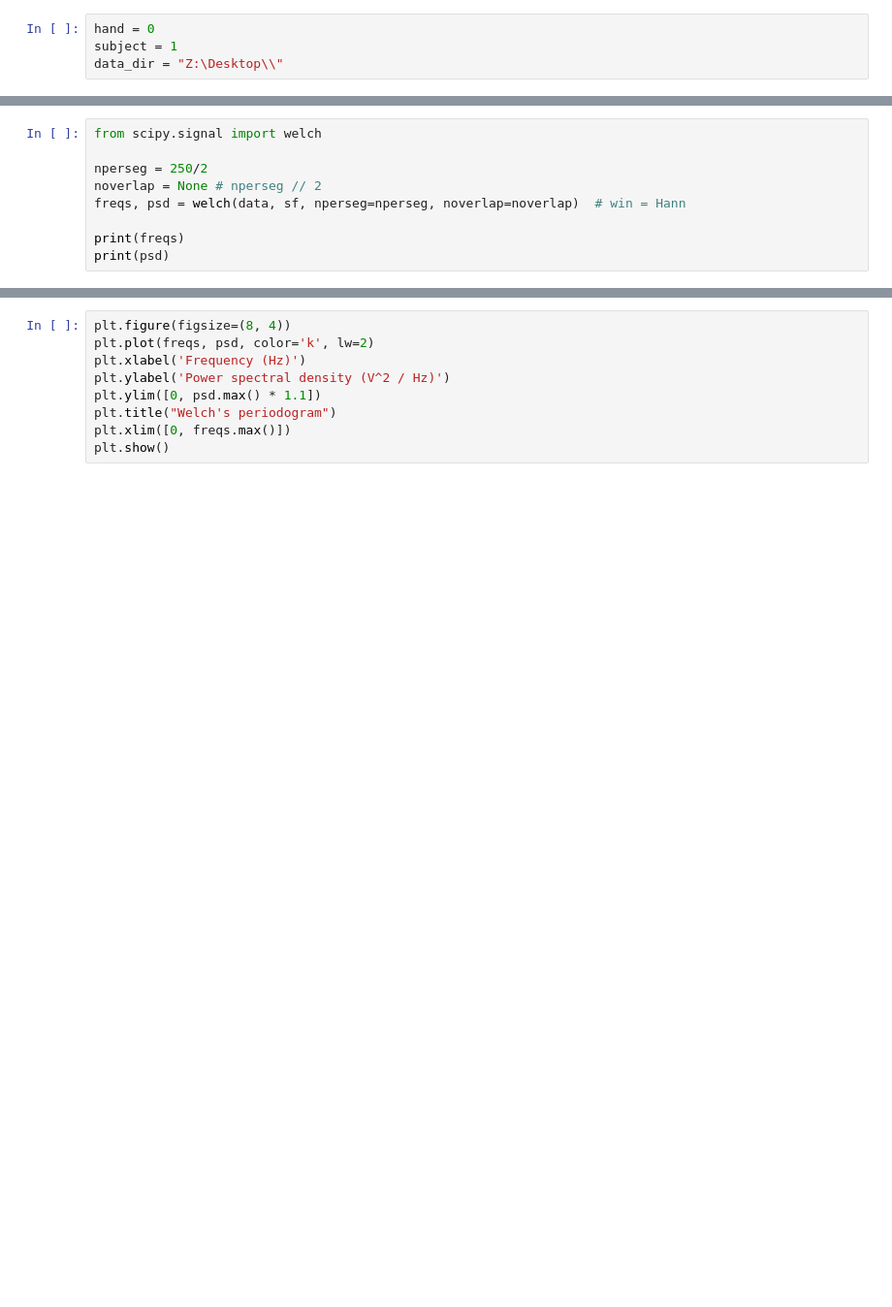
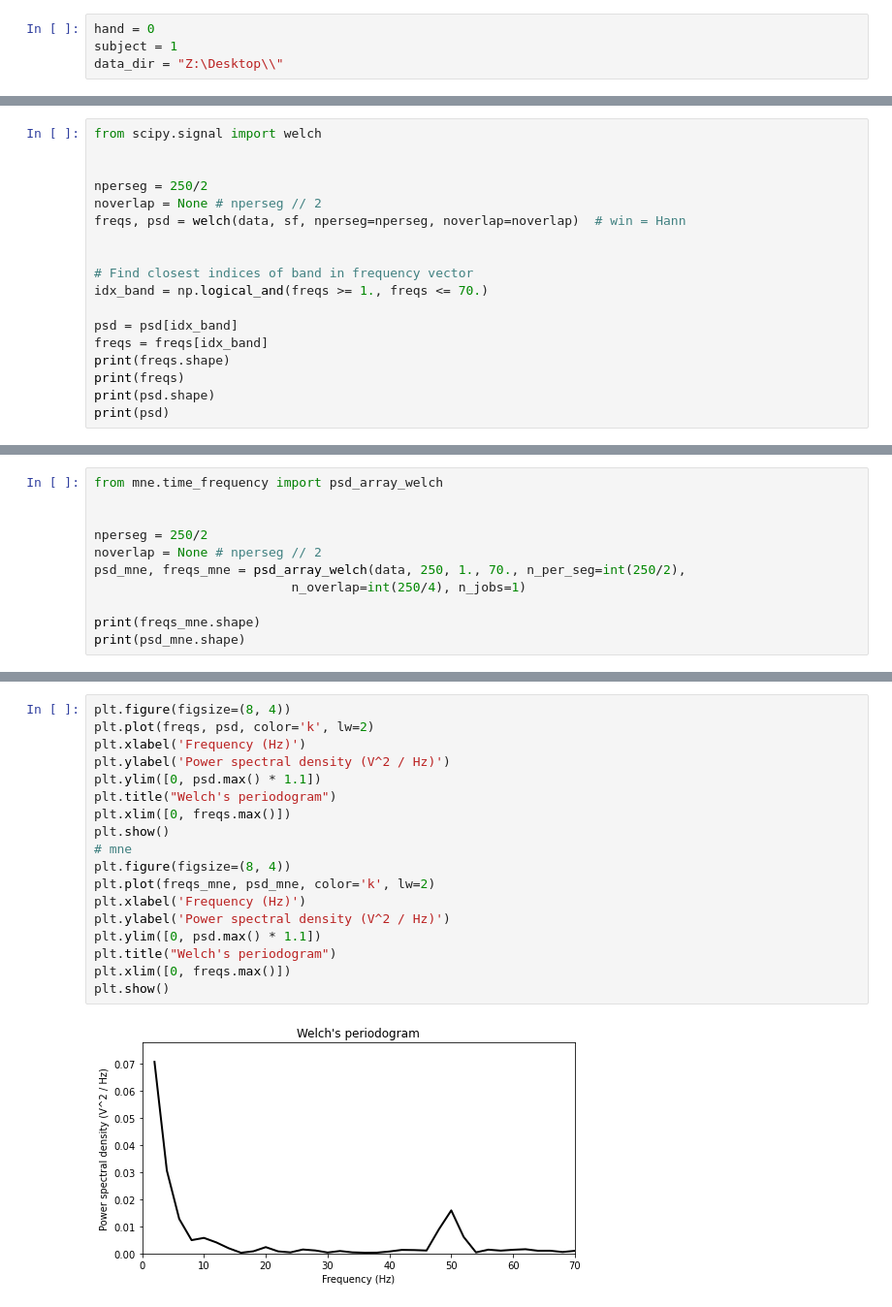
Before and after one commit to matteoanelli/MEG-prediction, a Jupyter notebook: MEG/Dataset/bp_analysis.ipynb, the cells around one changed output, grey strips where cells are left out. Shown at 97% size. Cells and saved outputs as stored; diff of their text form; blank space fills up the shorter version.

Commit message:
Implemented same welch method for rps and psd extraction flow. Decided to use mne psd_array_welch method.

```diff
--- a/MEG/Dataset/bp_analysis.ipynb
+++ b/MEG/Dataset/bp_analysis.ipynb
@@ -38,9 +44,18 @@ plt.show()
 # %%
 from scipy.signal import welch
+
 
 nperseg = 250/2
 noverlap = None # nperseg // 2
 freqs, psd = welch(data, sf, nperseg=nperseg, noverlap=noverlap)  # win = Hann
 
+
+# Find closest indices of band in frequency vector
+idx_band = np.logical_and(freqs >= 1., freqs <= 70.)
+
+psd = psd[idx_band]
+freqs = freqs[idx_band]
+print(freqs.shape)
 print(freqs)
+print(psd.shape)
 print(psd)
@@ -46,0 +73,11 @@ print(psd)
+# %%
+from mne.time_frequency import psd_array_welch
+
+
+nperseg = 250/2
+noverlap = None # nperseg // 2
+psd_mne, freqs_mne = psd_array_welch(data, 250, 1., 70., n_per_seg=int(250/2),
+                          n_overlap=int(250/4), n_jobs=1)
+
+print(freqs_mne.shape)
+print(psd_mne.shape)
@@ -47,9 +87,20 @@ print(psd)
 # %%
 plt.figure(figsize=(8, 4))
 plt.plot(freqs, psd, color='k', lw=2)
 plt.xlabel('Frequency (Hz)')
 plt.ylabel('Power spectral density (V^2 / Hz)')
 plt.ylim([0, psd.max() * 1.1])
 plt.title("Welch's periodogram")
 plt.xlim([0, freqs.max()])
 plt.show()
+# mne
+plt.figure(figsize=(8, 4))
+plt.plot(freqs_mne, psd_mne, color='k', lw=2)
+plt.xlabel('Frequency (Hz)')
+plt.ylabel('Power spectral density (V^2 / Hz)')
+plt.ylim([0, psd.max() * 1.1])
+plt.title("Welch's periodogram")
+plt.xlim([0, freqs.max()])
+plt.show()
+# %% [output]
+[figure, added]
```
Also changed, not shown: parts of 21 cells of this notebook, 7 other files.
